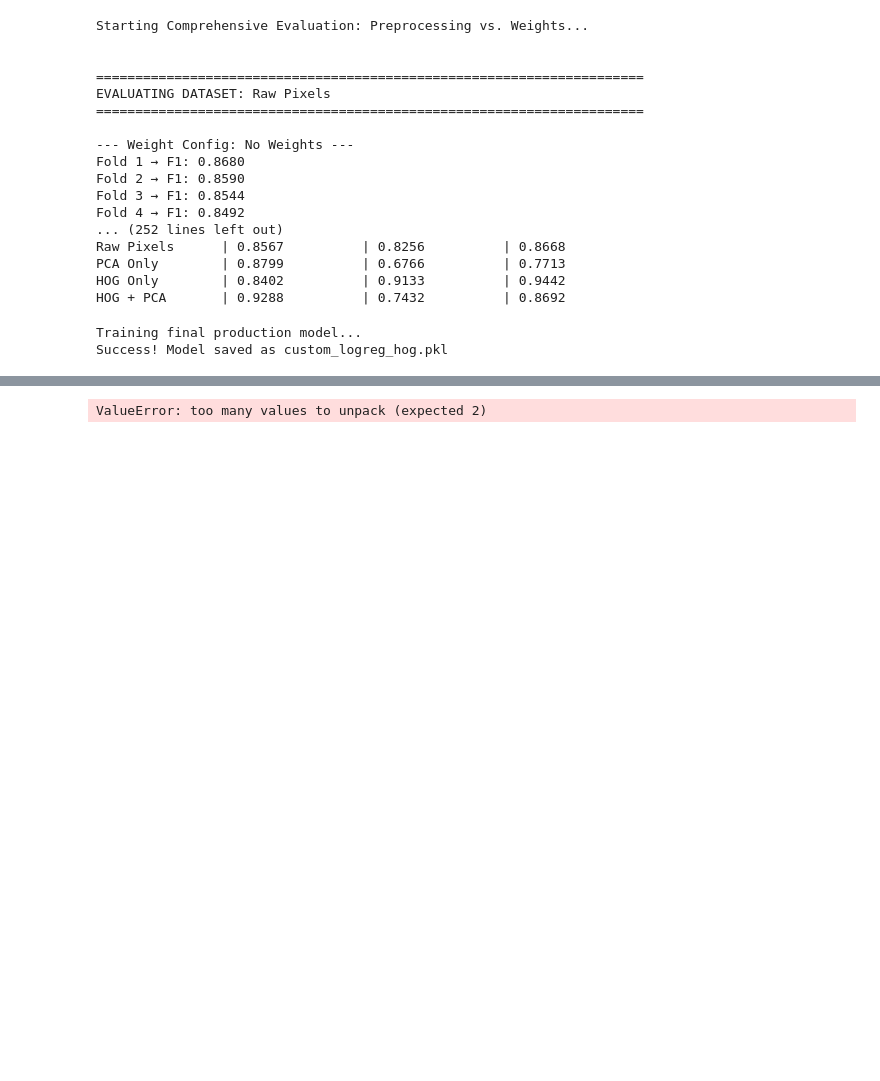
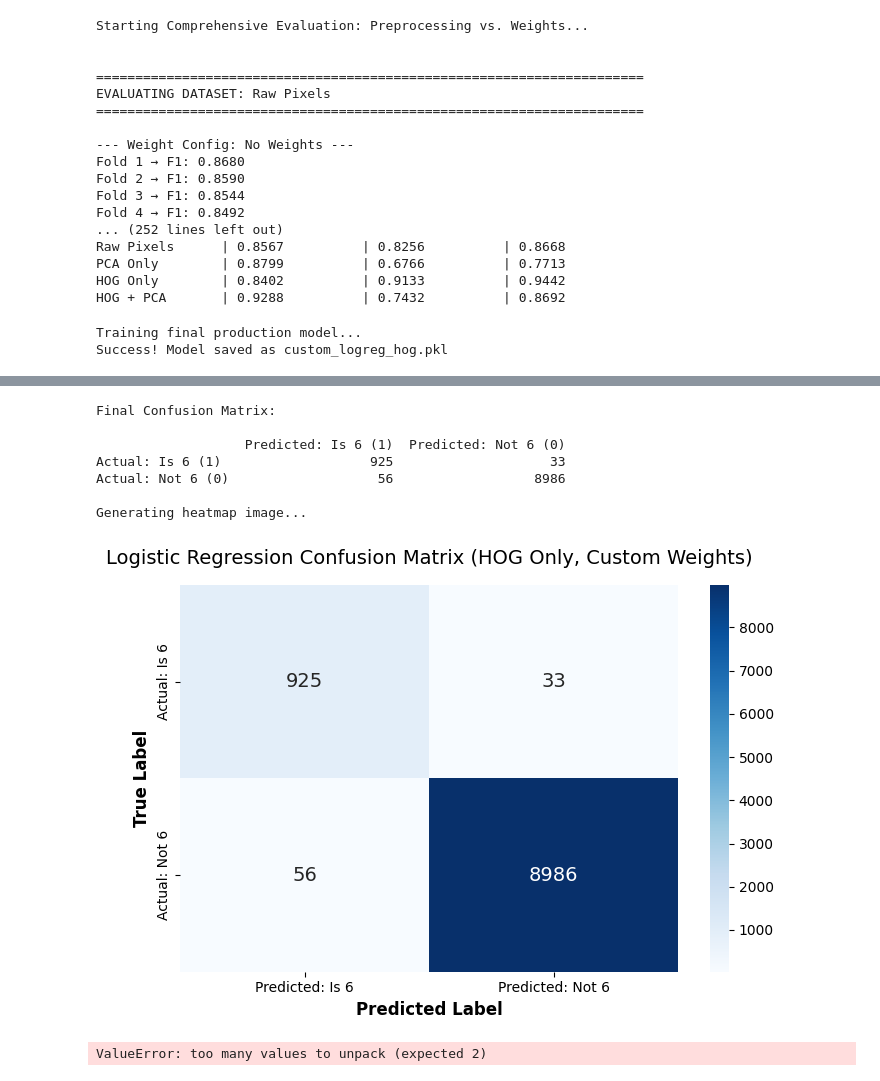
Before and after one commit to adhamthearray/Machine-Learning-Number-Classification_MNIST, a Jupyter notebook: Binary.ipynb, the cells around one changed output, grey strips where cells are left out. Drawn from its saved outputs; the diff is of its cells as text; code cells hidden in the pictures; blank space fills up the shorter version.

```diff
--- a/Binary.ipynb
+++ b/Binary.ipynb
@@ -248,3 +276,54 @@ Success! Model saved as custom_logreg_hog.pkl
+# %%
+import matplotlib.pyplot as plt
+import seaborn as sns
+import pandas as pd
+from sklearn.metrics import confusion_matrix
+
+# 1. Generate the raw confusion matrix, explicitly setting '1' (Is 6) to come first
+cm = confusion_matrix(y_test_bin, test_preds, labels=[1, 0])
+
+# 2. Format it nicely into a pandas DataFrame for printing
+cm_df = pd.DataFrame(
+    cm,
+    index=['Actual: Is 6 (1)', 'Actual: Not 6 (0)'],
+    columns=['Predicted: Is 6 (1)', 'Predicted: Not 6 (0)']
+)
+
+print("Final Confusion Matrix:\n")
+print(cm_df)
+print("\nGenerating heatmap image...")
+
+# 3. Set up the figure size for the heatmap
+plt.figure(figsize=(7, 5))
+
+# 4. Draw the heatmap (Labels are updated to match the [1, 0] order)
+sns.heatmap(cm, annot=True, fmt='d', cmap='Blues',
+            xticklabels=['Predicted: Is 6', 'Predicted: Not 6'],
+            yticklabels=['Actual: Is 6', 'Actual: Not 6'],
+            annot_kws={"size": 14})
+
+# 5. Add titles and labels
+plt.title('Logistic Regression Confusion Matrix (HOG Only, Custom Weights)', fontsize=14, pad=15)
+plt.ylabel('True Label', fontsize=12, fontweight='bold')
+plt.xlabel('Predicted Label', fontsize=12, fontweight='bold')
+
+# Ensure nothing gets cut off
+plt.tight_layout()
+
+# 6. Save it as a high-resolution image!
+plt.savefig('logistic_regression_cm_positive_first.png', dpi=300)
+
+# Display it in your notebook
+plt.show()
+# %% [output]
+Final Confusion Matrix:
+
+                   Predicted: Is 6 (1)  Predicted: Not 6 (0)
+Actual: Is 6 (1)                   925                    33
+Actual: Not 6 (0)                   56                  8986
+
+Generating heatmap image...
+[figure, added]
 # %%
 Validation split from training data
 X_train, X_val, y_train, y_val = train_test_split(
```
Also changed, not shown: parts of 3 cells of this notebook.
